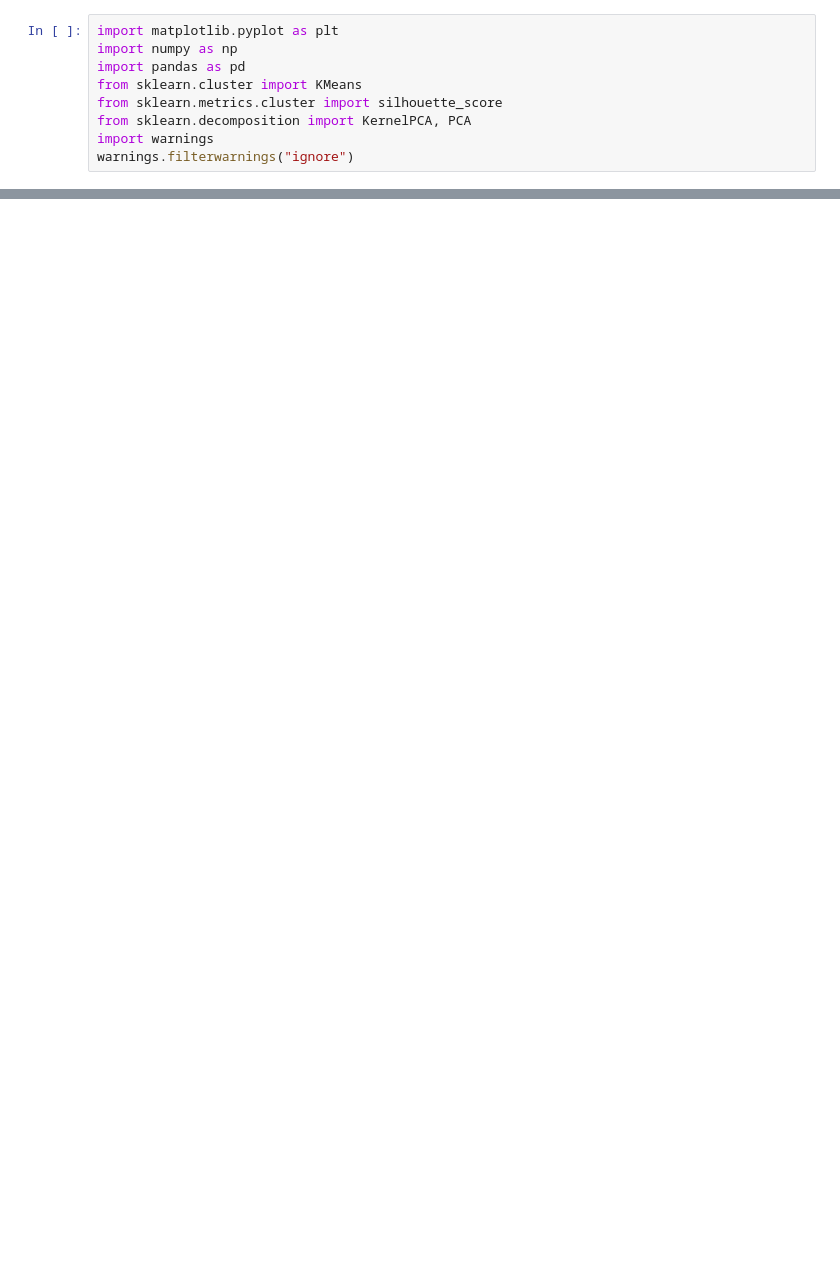
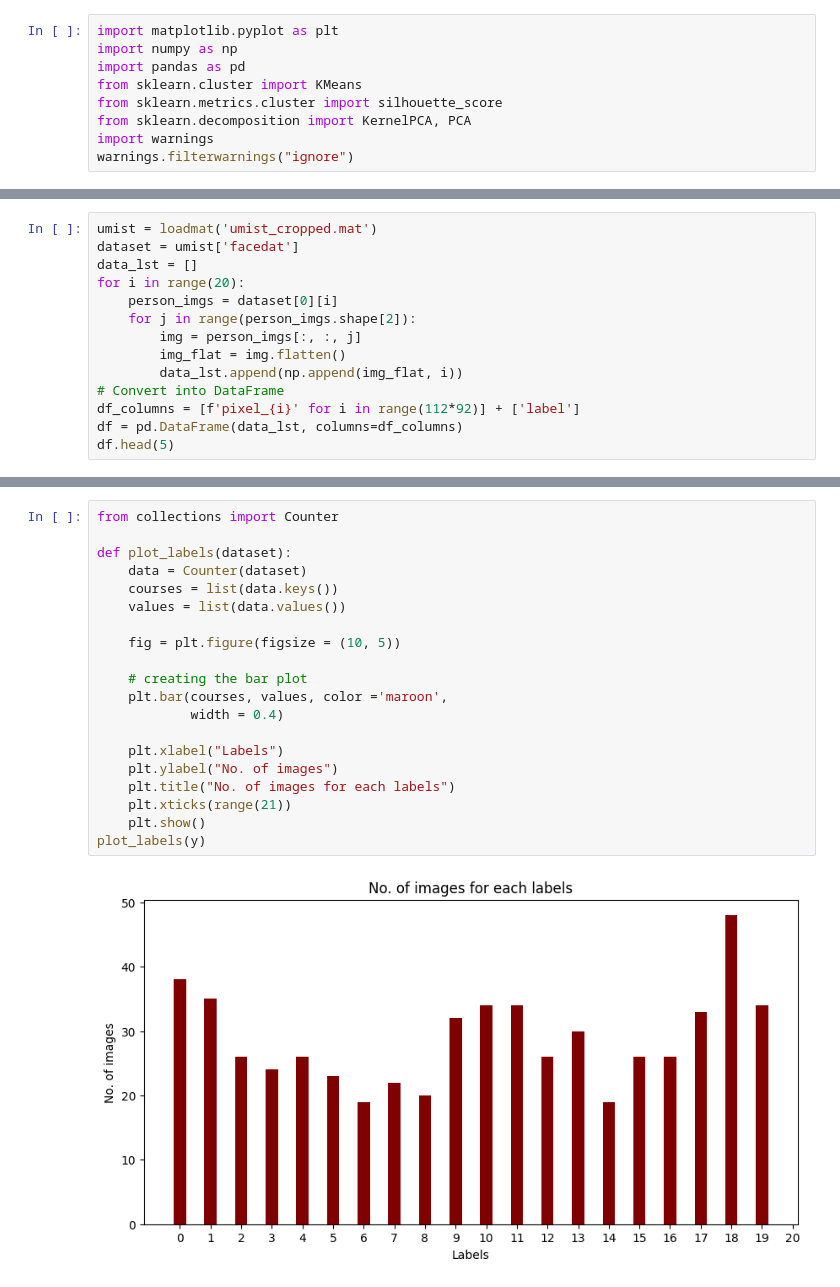
Before and after one commit to jsuaverd/COMP254-Assignments, a Jupyter notebook: clustering_gmm.ipynb, the cells around one changed output, grey strips where cells are left out. Drawn from its saved outputs; the diff is of its cells as text; blank space fills up the shorter version.

```diff
--- a/clustering_gmm.ipynb
+++ b/clustering_gmm.ipynb
@@ -11,0 +10,14 @@ X_train = pd.read_csv('data/training_data/preprocessed_data.csv')
+# %%
+umist = loadmat('umist_cropped.mat')
+dataset = umist['facedat']
+data_lst = []
+for i in range(20):
+    person_imgs = dataset[0][i]
+    for j in range(person_imgs.shape[2]):
+        img = person_imgs[:, :, j]
+        img_flat = img.flatten()
+        data_lst.append(np.append(img_flat, i))
+# Convert into DataFrame
+df_columns = [f'pixel_{i}' for i in range(112*92)] + ['label']
+df = pd.DataFrame(data_lst, columns=df_columns)
+df.head(5)
@@ -12,3 +39,25 @@ X_train = pd.read_csv('data/training_data/preprocessed_data.csv')
+# %%
+from collections import Counter
+
+def plot_labels(dataset):
+    data = Counter(dataset)
+    courses = list(data.keys())
+    values = list(data.values())
+
+    fig = plt.figure(figsize = (10, 5))
+
+    # creating the bar plot
+    plt.bar(courses, values, color ='maroon',
+            width = 0.4)
+
+    plt.xlabel("Labels")
+    plt.ylabel("No. of images")
+    plt.title("No. of images for each labels")
+    plt.xticks(range(21))
+    plt.show()
+plot_labels(y)
+# %% [output]
+[figure, added]
 # %%
 from sklearn.preprocessing import MinMaxScaler
 trans = MinMaxScaler()
```
Also changed, not shown: parts of 16 cells of this notebook.
